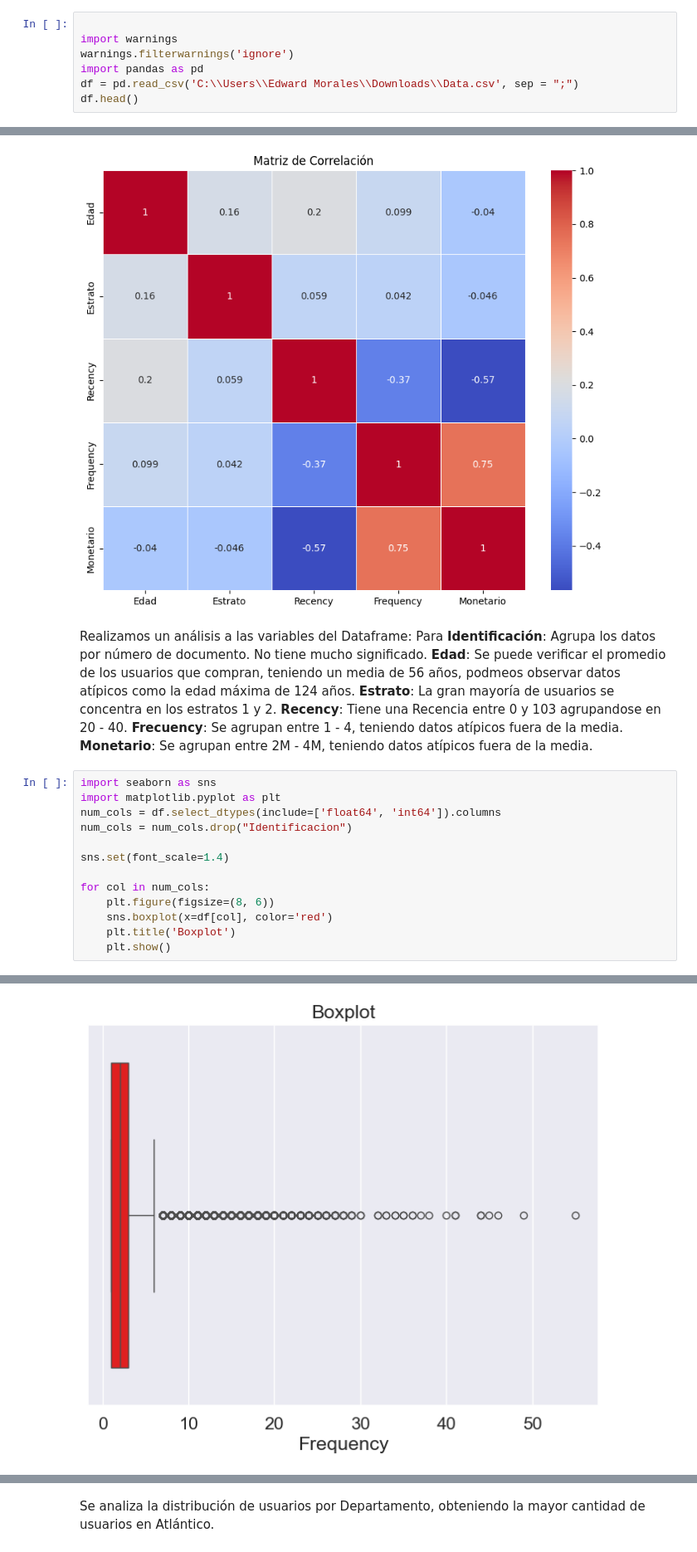
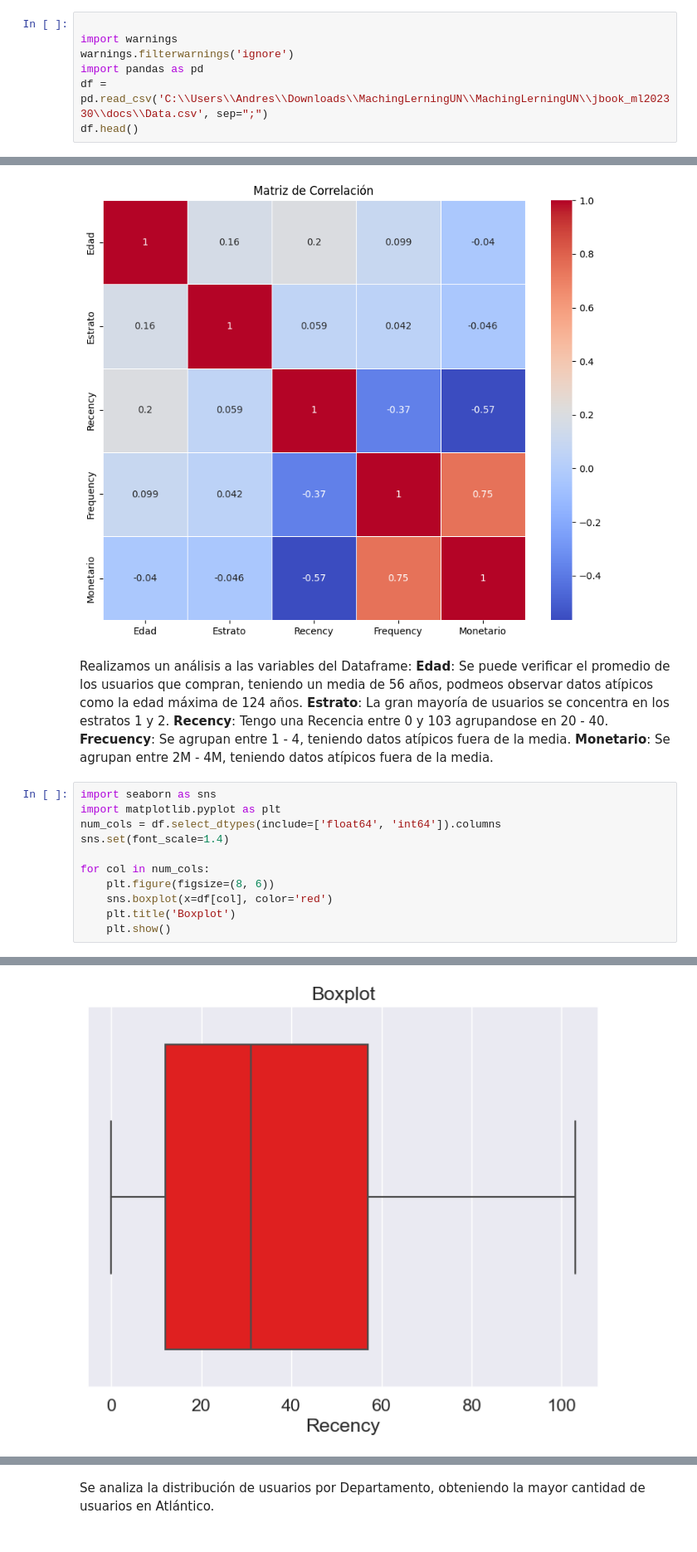
Before and after one commit to Edward-M11/jbook_ml202330, a Jupyter notebook: Metodología Propuesta.ipynb, the cells around one changed output, grey strips where cells are left out. Shown at 83% size. Saved outputs shown, nothing was run; the diff lists cells and outputs as text.

```diff
--- a/Metodología Propuesta.ipynb
+++ b/Metodología Propuesta.ipynb
@@ -38,7 +39,7 @@ distribuciones de datos de estos Clientes.
 import warnings
 warnings.filterwarnings('ignore')
 import pandas as pd
-df = pd.read_csv('C:\\Users\\Edward Morales\\Downloads\\Data.csv', sep = ";")
+df = pd.read_csv('C:\\Users\\Andres\\Downloads\\MachingLerningUN\\MachingLerningUN\\jbook_ml202330\\docs\\Data.csv', sep=";")
 df.head()
 # %% [output]
 |  | Identificacion | Departamento | Localidad | Fecha_Nacimiento | Edad | Genero | Estrato | Recency | ... |
@@ -166,18 +161,15 @@ plt.show()
 [figure]
 # %% [markdown]
 Realizamos un análisis a las variables del Dataframe:
-Para **Identificación**: Agrupa los datos por número de documento. No tiene mucho significado.
 **Edad**: Se puede verificar el promedio de los usuarios que compran, teniendo un media de 56 años, podmeos observar datos atípicos como la edad máxima de 124 años.
 **Estrato**: La gran mayoría de usuarios se concentra en los estratos 1 y 2.
-**Recency**: Tiene una Recencia entre 0 y 103 agrupandose en 20 - 40.
+**Recency**: Tengo una Recencia entre 0 y 103 agrupandose en 20 - 40.
 **Frecuency**: Se agrupan entre 1 - 4, teniendo datos atípicos fuera de la media.
 **Monetario**: Se agrupan entre 2M - 4M, teniendo datos atípicos fuera de la media.
 # %%
 import seaborn as sns
 import matplotlib.pyplot as plt
 num_cols = df.select_dtypes(include=['float64', 'int64']).columns
-num_cols = num_cols.drop("Identificacion")
-
 sns.set(font_scale=1.4)
 
 for col in num_cols:
@@ -192 +184 @@ for col in num_cols:
-[figure, old version]
+[figure, new version]
```
Also changed, not shown: parts of 8 cells of this notebook, 4 other files.
